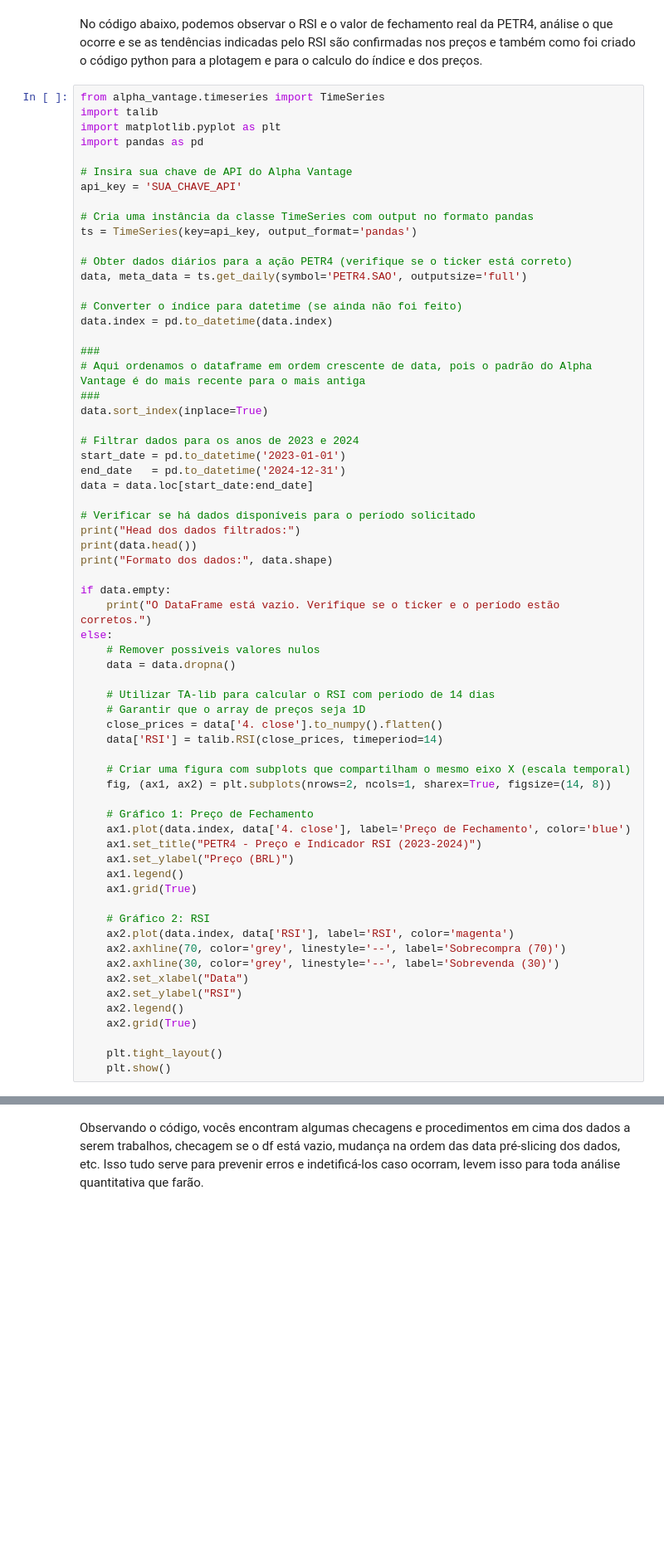
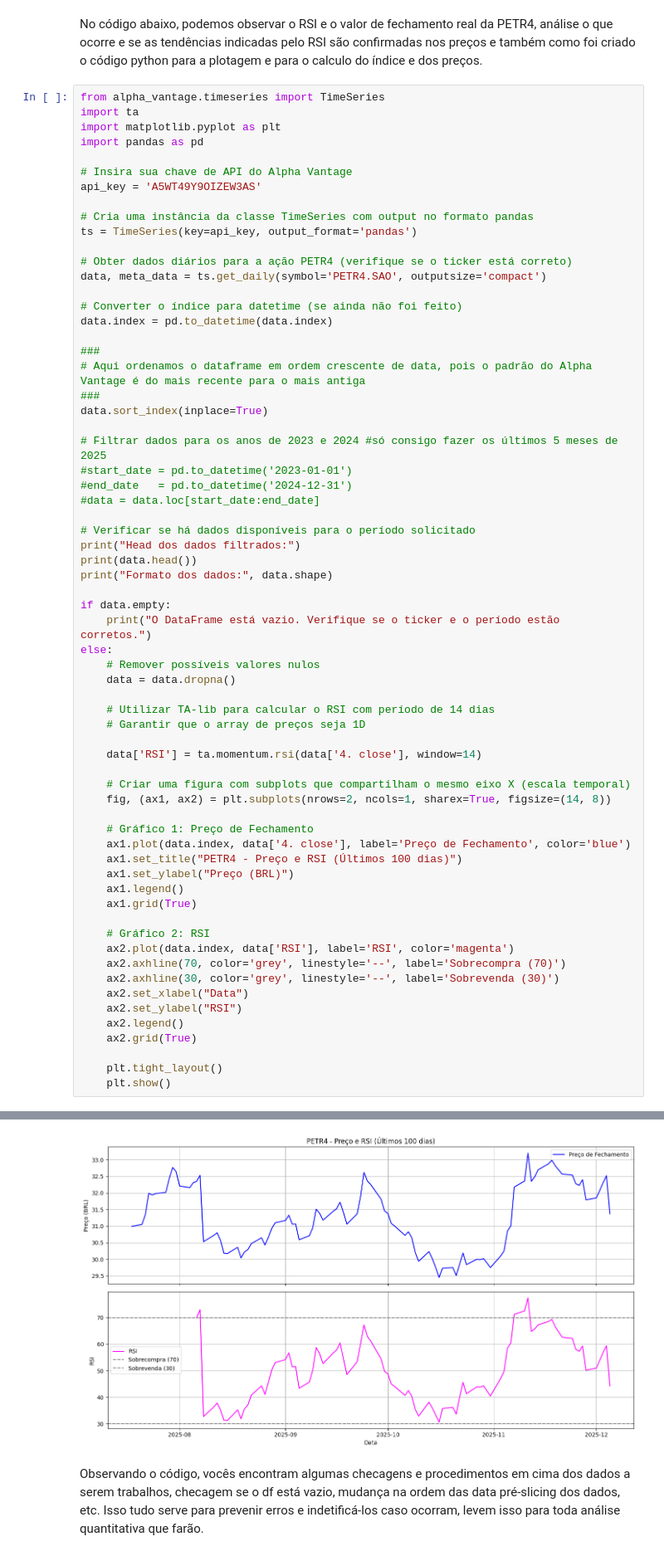
Before and after one commit to AnaBiaGZ/FEAdev-finquant-lab, a Jupyter notebook: Módulo 2 - Análise Quantitativa de Dados Financeiros/Lista 2.2.ipynb, the cells around one changed output, grey strips where cells are left out. Shown at 83% size. Saved outputs shown, nothing was run; the diff lists cells and outputs as text; blank space fills up the shorter version.

```diff
--- a/Módulo 2 - Análise Quantitativa de Dados Financeiros/Lista 2.2.ipynb
+++ b/Módulo 2 - Análise Quantitativa de Dados Financeiros/Lista 2.2.ipynb
@@ -629,18 +629,18 @@ O RSI, ou Índice de Força Relativa, é um indicador de momentum criado por Wel
 No código abaixo, podemos observar o RSI e o valor de fechamento real da PETR4, análise o que ocorre e se as tendências indicadas pelo RSI são confirmadas nos preços e também como foi criado o código python para a plotagem e para o calculo do índice e dos preços.
 # %%
 from alpha_vantage.timeseries import TimeSeries
-import talib
+import ta
 import matplotlib.pyplot as plt
 import pandas as pd
 
 # Insira sua chave de API do Alpha Vantage
-api_key = 'SUA_CHAVE_API'
+api_key = 'A5WT49Y9OIZEW3AS'
 
 # Cria uma instância da classe TimeSeries com output no formato pandas
 ts = TimeSeries(key=api_key, output_format='pandas')
 
 # Obter dados diários para a ação PETR4 (verifique se o ticker está correto)
-data, meta_data = ts.get_daily(symbol='PETR4.SAO', outputsize='full')
+data, meta_data = ts.get_daily(symbol='PETR4.SAO', outputsize='compact')
 
 # Converter o índice para datetime (se ainda não foi feito)
 data.index = pd.to_datetime(data.index)
@@ -650,10 +650,10 @@ data.index = pd.to_datetime(data.index)
 ###
 data.sort_index(inplace=True)
 
-# Filtrar dados para os anos de 2023 e 2024
-start_date = pd.to_datetime('2023-01-01')
-end_date   = pd.to_datetime('2024-12-31')
-data = data.loc[start_date:end_date]
+# Filtrar dados para os anos de 2023 e 2024 #só consigo fazer os últimos 5 meses de 2025
+#start_date = pd.to_datetime('2023-01-01')
+#end_date   = pd.to_datetime('2024-12-31')
+#data = data.loc[start_date:end_date]
 
 # Verificar se há dados disponíveis para o período solicitado
 print("Head dos dados filtrados:")
@@ -668,15 +668,15 @@ else:
 
     # Utilizar TA-lib para calcular o RSI com período de 14 dias
     # Garantir que o array de preços seja 1D
-    close_prices = data['4. close'].to_numpy().flatten()
-    data['RSI'] = talib.RSI(close_prices, timeperiod=14)
+
+    data['RSI'] = ta.momentum.rsi(data['4. close'], window=14)
 
     # Criar uma figura com subplots que compartilham o mesmo eixo X (escala temporal)
     fig, (ax1, ax2) = plt.subplots(nrows=2, ncols=1, sharex=True, figsize=(14, 8))
 
     # Gráfico 1: Preço de Fechamento
     ax1.plot(data.index, data['4. close'], label='Preço de Fechamento', color='blue')
-    ax1.set_title("PETR4 - Preço e Indicador RSI (2023-2024)")
+    ax1.set_title("PETR4 - Preço e RSI (Últimos 100 dias)")
     ax1.set_ylabel("Preço (BRL)")
     ax1.legend()
     ax1.grid(True)
@@ -697,3 +705,4 @@ ModuleNotFoundError: No module named 'alpha_vantage'
+[figure, added]
 # %% [markdown]
 Observando o código, vocês encontram algumas checagens e procedimentos em cima dos dados a serem trabalhos, checagem se o df está vazio, mudança na ordem das data pré-slicing dos dados, etc.
 Isso tudo serve para prevenir erros e indetificá-los caso ocorram, levem isso para toda análise quantitativa que farão.
```
Also changed, not shown: parts of 18 cells of this notebook.
